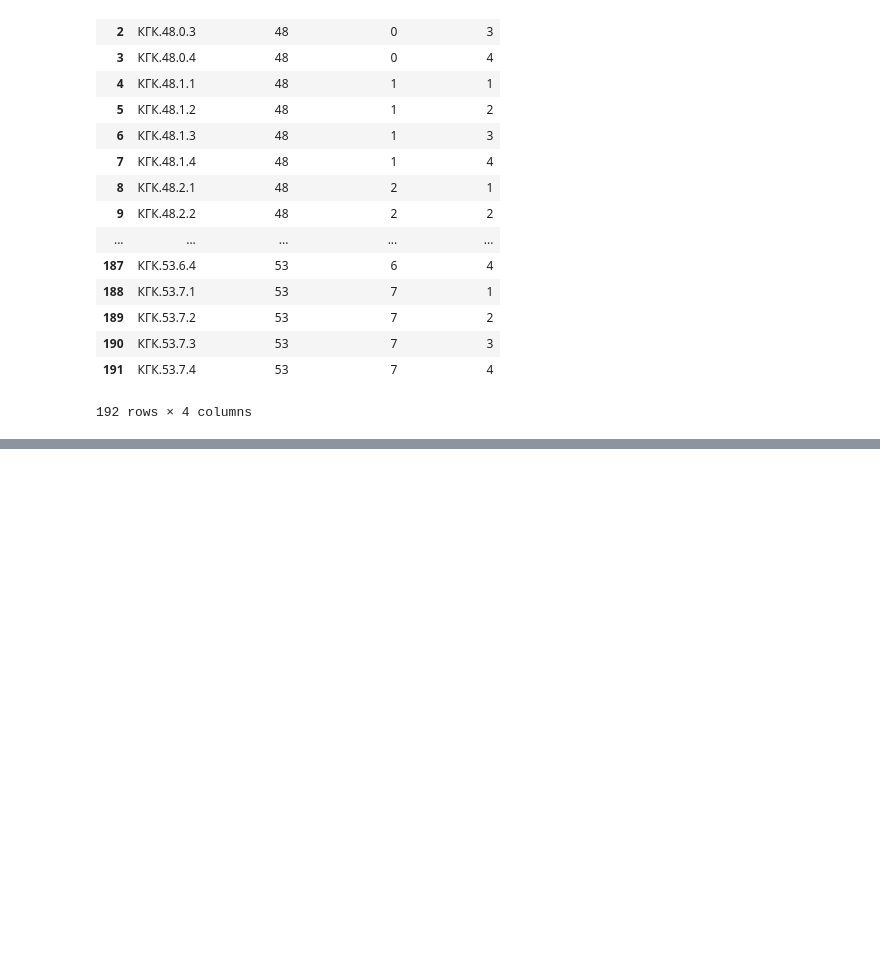
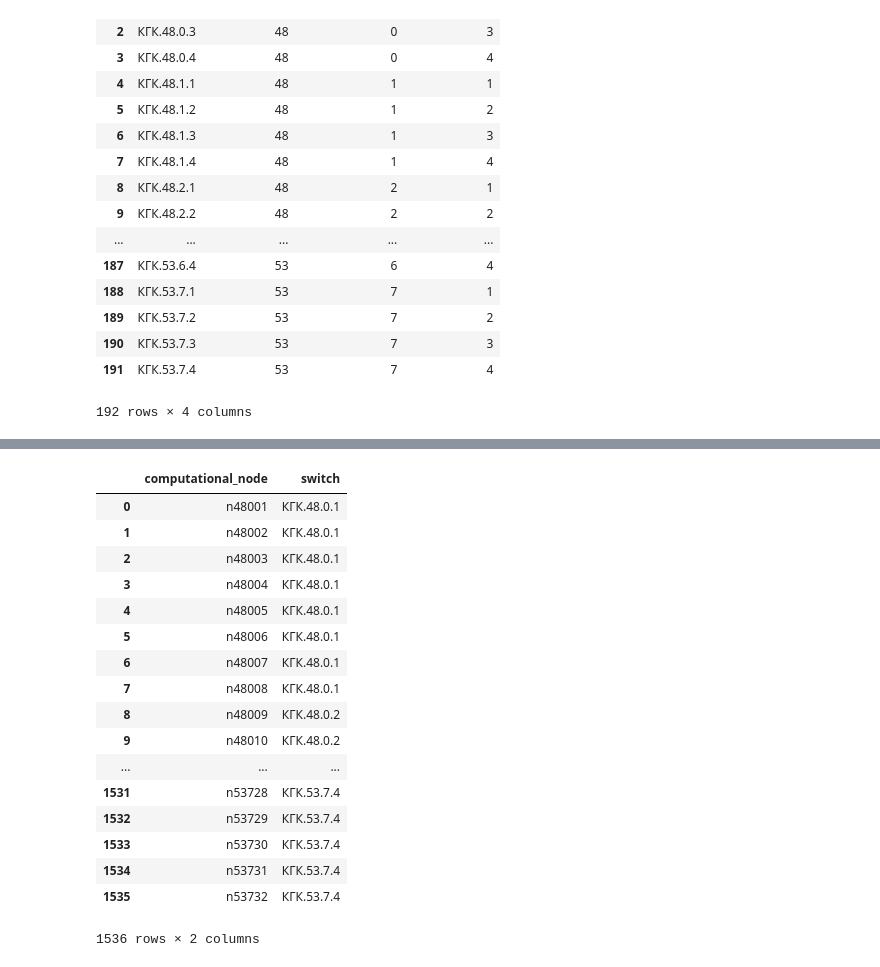
Before and after one commit to b-filip/topologies_clusterizer, a Jupyter notebook: new_stuff.ipynb, the cells around one changed output, grey strips where cells are left out. Cells and saved outputs as stored; diff of their text form; code cells hidden in the pictures; blank space fills up the shorter version.

```diff
--- a/new_stuff.ipynb
+++ b/new_stuff.ipynb
@@ -242,0 +216,21 @@ pd.concat([all_edges,
+# %%
+comp_node_to_switch_connects
+# %% [output]
+|  | computational_node | switch |
+| 0 | n48001 | КГК.48.0.1 |
+| 1 | n48002 | КГК.48.0.1 |
+| 2 | n48003 | КГК.48.0.1 |
+| 3 | n48004 | КГК.48.0.1 |
+| 4 | n48005 | КГК.48.0.1 |
+| 5 | n48006 | КГК.48.0.1 |
+| 6 | n48007 | КГК.48.0.1 |
+| 7 | n48008 | КГК.48.0.1 |
+| 8 | n48009 | КГК.48.0.2 |
+| 9 | n48010 | КГК.48.0.2 |
+| ... | ... | ... |
+| 1531 | n53728 | КГК.53.7.4 |
+| 1532 | n53729 | КГК.53.7.4 |
+| 1533 | n53730 | КГК.53.7.4 |
+| 1534 | n53731 | КГК.53.7.4 |
+| 1535 | n53732 | КГК.53.7.4 |
+1536 rows × 2 columns
```
Also changed, not shown: parts of 19 cells of this notebook.
